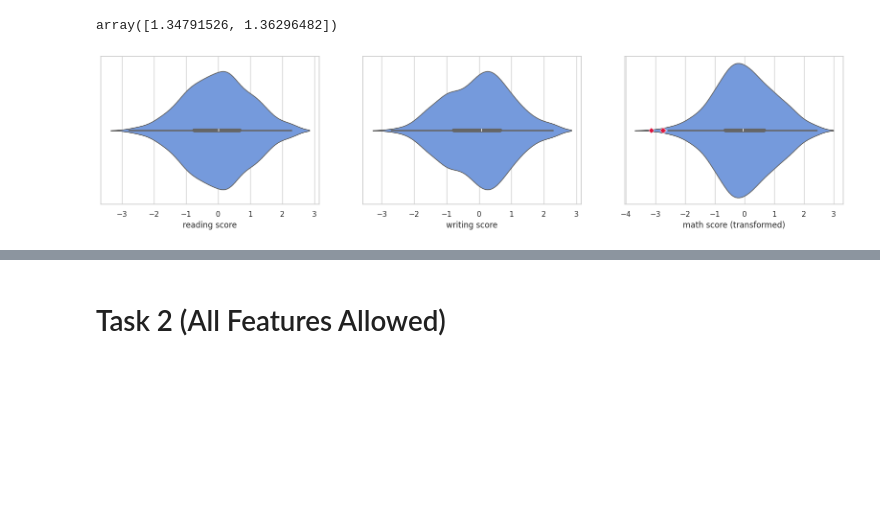
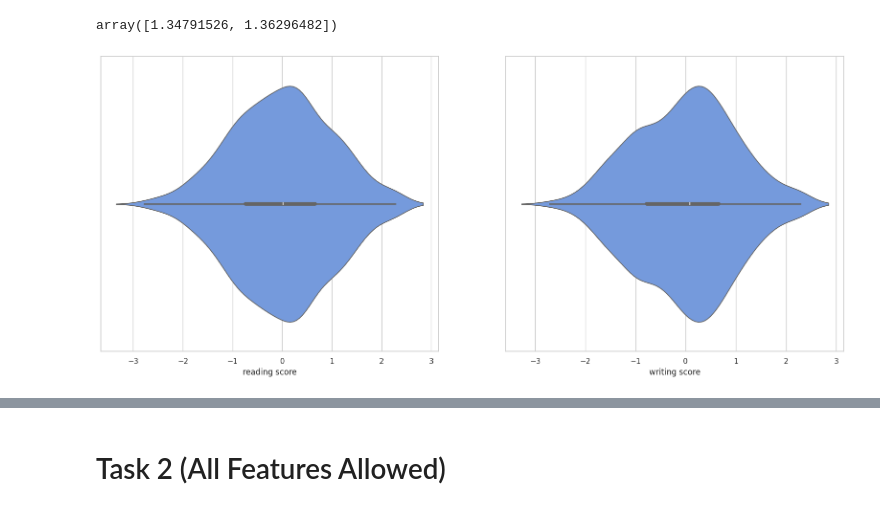
Before and after one commit to akp2003/Machine_Learning_Exercises, a Jupyter notebook: Adv_AI/P1/Project1.ipynb, the cells around one changed output, grey strips where cells are left out. Saved outputs shown, nothing was run; the diff lists cells and outputs as text; code cells hidden in the pictures; blank space fills up the shorter version.

```diff
--- a/Adv_AI/P1/Project1.ipynb
+++ b/Adv_AI/P1/Project1.ipynb
@@ -271,12 +267,11 @@ preprocessor['column_trans']['num']['transformer'].lambdas_
 # %% [output]
 array([1.34791526, 1.36296482])
 # %%
-fig, axs = plt.subplots(ncols = 3, nrows = 1, figsize = (20,4))
+fig, axs = plt.subplots(ncols = 2, nrows = 1, figsize = (20,8))
 custom_violinplot(X_train_preprocessed['reading score'] ,axs[0])
 custom_violinplot(X_train_preprocessed['writing score'] ,axs[1])
-custom_violinplot(y_train['math score (transformed)'] ,axs[2])
 # %% [output]
-[figure, old version]
+[figure, new version]
 # %% [markdown]
 ![](pic/pb.gif "segment")
 # %% [markdown]
```
Also changed, not shown: parts of 36 cells of this notebook.
